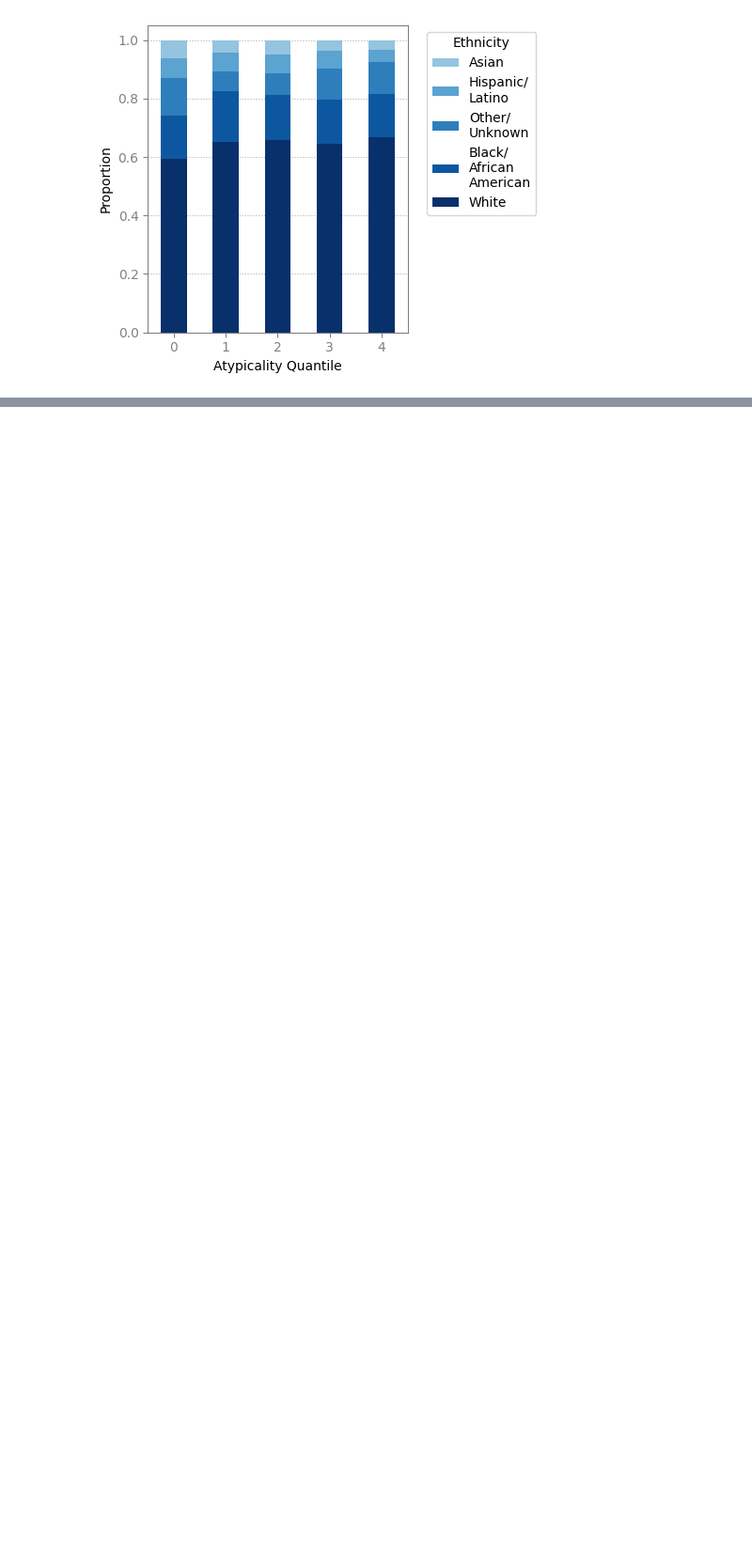
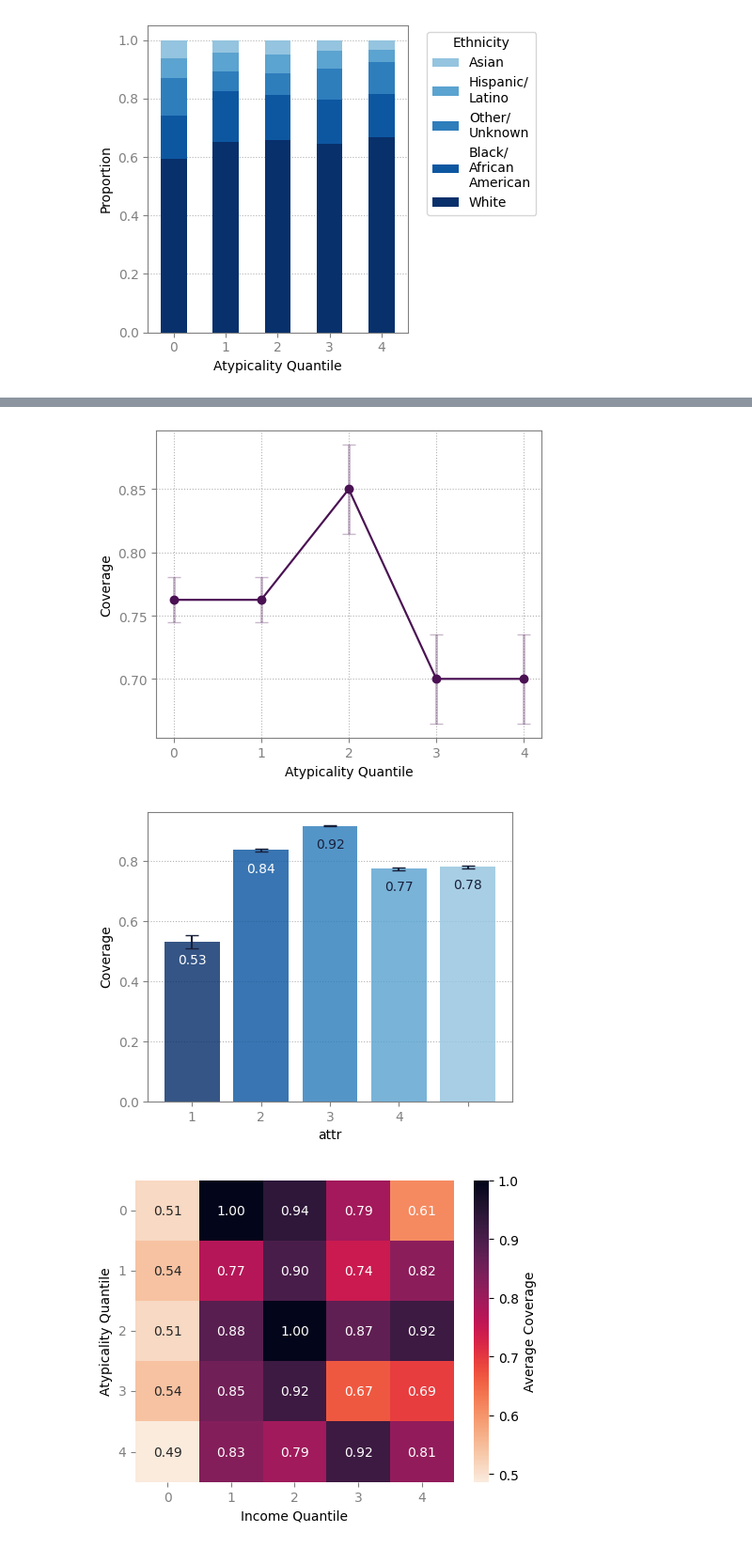
Before and after one commit to audtree/extending-atypicality, a Jupyter notebook: notebooks/proof-of-concept.ipynb, the cells around one changed output, grey strips where cells are left out. Shown at 94% size. Drawn from its saved outputs; the diff is of its cells as text; code cells hidden in the pictures; blank space fills up the shorter version.

```diff
--- a/notebooks/proof-of-concept.ipynb
+++ b/notebooks/proof-of-concept.ipynb
@@ -1681,15 +1153,3 @@ plot_coverage_across_atypicality_quantile(df=coverage_by_quantile_lambda,
 [figure]
 # %% [markdown]
 Asking why there are 25 dataframes
-# %%
-unique_mimic_dfs = []
-seen = set()
-
-for df in df_mimic['logjointmvn_score_lam0']:
-    key = tuple(map(tuple, df.to_numpy()))
-    if key not in seen:
-        seen.add(key)
-        unique_mimic_dfs.append(df)
-
-len(unique_mimic_dfs)
-# There are 5 unique dataframes, one for each split.
@@ -1698,7 +1156,7 @@ len(unique_mimic_dfs)
 # %%
-# Check if pickling works
+# Re-load pickled file
 with open("../intermediate/mimic-n10k/mimic_n10k_dfs.pkl", "rb") as f:
-    check_dfs = pickle.load(f)
+    mimic_dfs = pickle.load(f)
 # %%
 def avg_coverage_by_attr_witherror(dfs, attribute="attr", attribute_name="Ethnicity", ethnicity_mapping=None, desired_order=None):
     # Compute coverage for each dataframe if not already present
@@ -1836,8 +1290,7 @@ def plot_mean_demographic_composition(
     attr_col="attr",
     ethnicity_map=None,
     desired_order=None,
-    num_quantiles=5
-):
+    num_quantiles=5):
     ct_list = []
 
     for df in dfs:
@@ -1874,8 +1327,7 @@ def plot_mean_demographic_composition(
         kind="bar",
         stacked=True,
         figsize=(5, 4),
-        color=colors
-    )
+        color=colors)
 
     # Styling
     ax.set_axisbelow(True)
@@ -1888,13 +1340,11 @@ def plot_mean_demographic_composition(
     plt.ylabel("Proportion")
     plt.xticks(rotation=0)
     handles, labels = ax.get_legend_handles_labels()
-    plt.legend(
-        handles[::-1],
+    plt.legend(handles[::-1],
         labels[::-1],
         title="Ethnicity",
         bbox_to_anchor=(1.05, 1),
-        loc="upper left"
-    )
+        loc="upper left")
     plt.tight_layout()
     plt.show()
 
@@ -1923,0 +1414,16 @@ unique_mimic_dfs[0]
+# %%
+# Quantiles correspond to the bins: 4999-23523, 23523-31406, 31406-39670, 39670-51097, 51097-15000
+
+plot_coverage_across_atypicality_quantile(df=coverage_by_quantile_lambda,
+                                          atypicality_score = "logjointmvn_score",
+                                          atypicality_score_title="Log Joint MVN",
+                                          ylim_bottom=None,
+                                          ylim_top=None,
+                                          save=False)
+avg_coverage_by_attr_witherror(df_chd['logjointmvn_score_lam0'], attribute_name="attr")
+heatmap_by_quantile_attribute(df_chd['logjointmvn_score_lam0'], attribute="attr", attribute_name="Income Quantile")
+plot_mean_demographic_composition(df_chd['logjointmvn_score_lam0'], num_quantiles=5)
+# %% [output]
+[figure, added]
+[figure, added]
+[figure, added]
```
Also changed, not shown: parts of 29 cells of this notebook.
